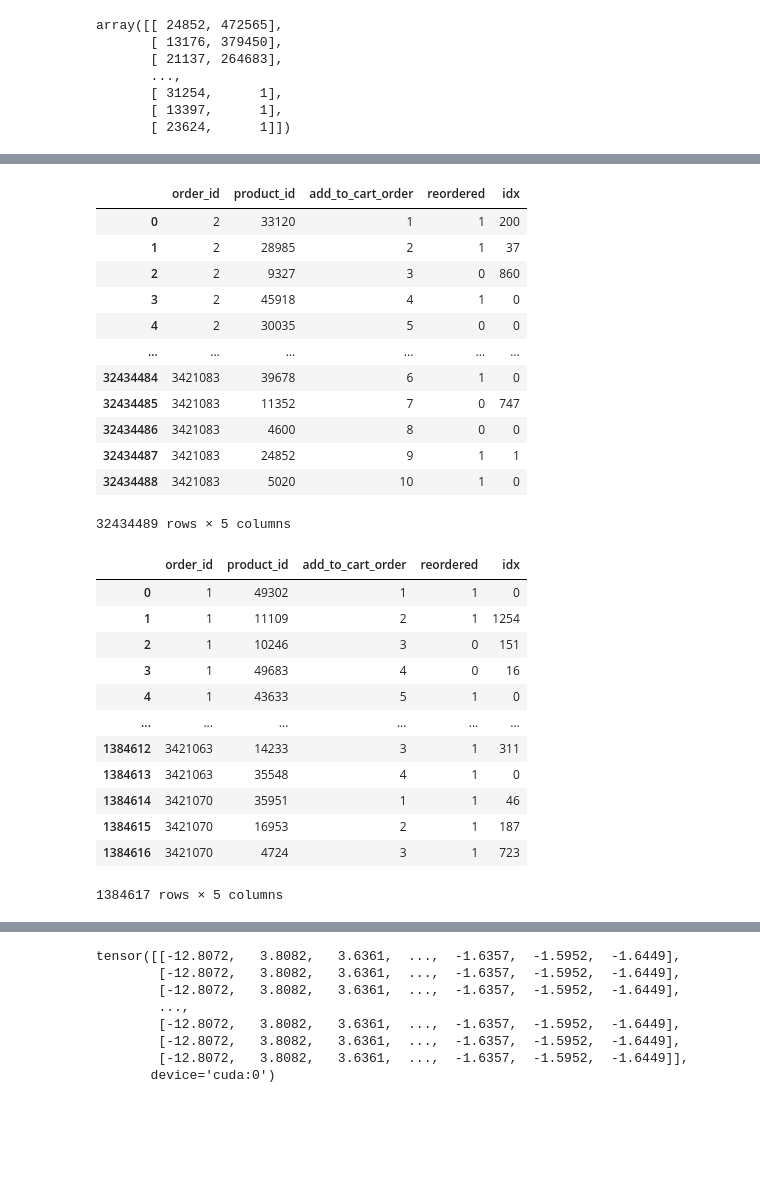
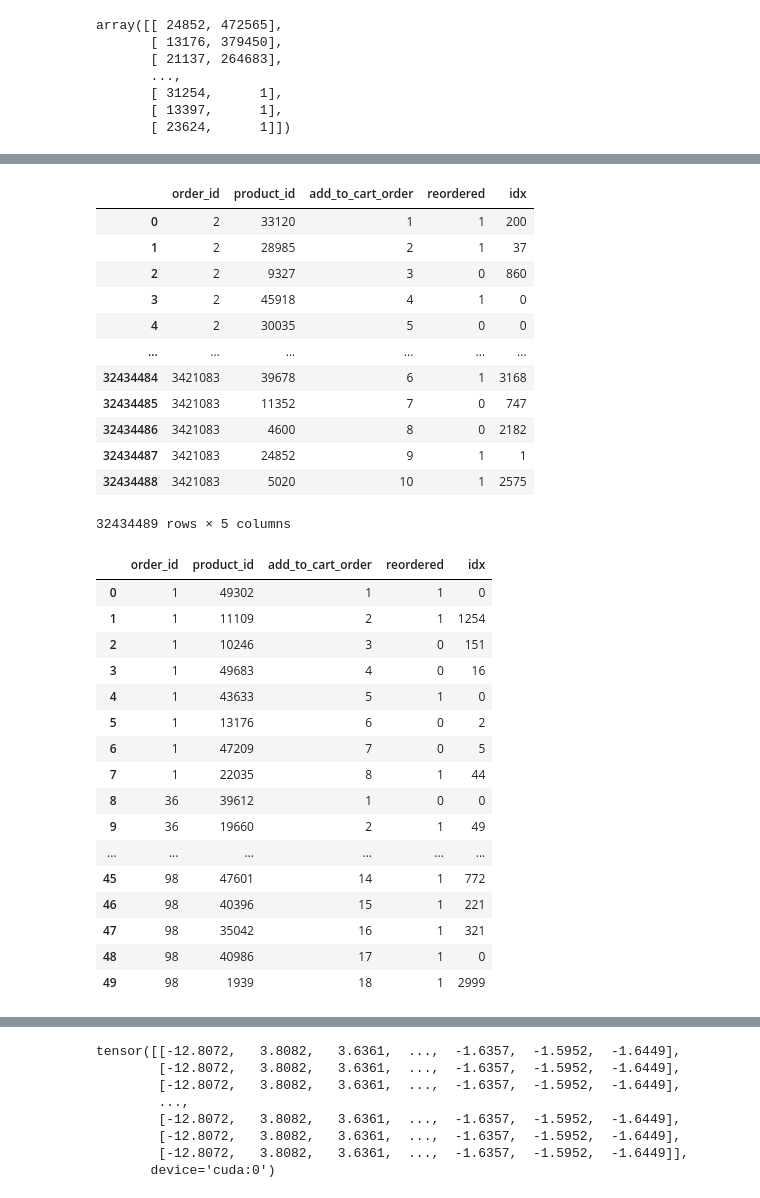
Before and after one commit to aaassasdf/Capstone_Project, a Jupyter notebook: Model2.ipynb, the cells around one changed output, grey strips where cells are left out. Drawn from its saved outputs; the diff is of its cells as text; code cells hidden in the pictures; blank space fills up the shorter version.

```diff
--- a/Model2.ipynb
+++ b/Model2.ipynb
@@ -155,6 +136,6 @@ product_counts[:,1][:1999].sum()/product_counts[:,1].sum()
 # %%
 #encode the top k products into indices from 1 to k
-k = 1999
+k = 4999
 product_to_idx = {product:i for i,product in enumerate(sorted_products[:k],start=1)}
 # %%
 #create new columns "idx" and fill all non top k products with 0
@@ -201,29 +182,33 @@ train_df
 | 3 | 2 | 45918 | 4 | 1 | 0 |
 | 4 | 2 | 30035 | 5 | 0 | 0 |
 | ... | ... | ... | ... | ... | ... |
-| 32434484 | 3421083 | 39678 | 6 | 1 | 0 |
+| 32434484 | 3421083 | 39678 | 6 | 1 | 3168 |
 | 32434485 | 3421083 | 11352 | 7 | 0 | 747 |
-| 32434486 | 3421083 | 4600 | 8 | 0 | 0 |
+| 32434486 | 3421083 | 4600 | 8 | 0 | 2182 |
 | 32434487 | 3421083 | 24852 | 9 | 1 | 1 |
-| 32434488 | 3421083 | 5020 | 10 | 1 | 0 |
+| 32434488 | 3421083 | 5020 | 10 | 1 | 2575 |
 32434489 rows × 5 columns
 # %%
 val_df.idx = val_df.idx.astype(int)
-val_df
+val_df.head(50)
 # %% [output]
 |  | order_id | product_id | add_to_cart_order | reordered | idx |
 | 0 | 1 | 49302 | 1 | 1 | 0 |
 | 1 | 1 | 11109 | 2 | 1 | 1254 |
 | 2 | 1 | 10246 | 3 | 0 | 151 |
 | 3 | 1 | 49683 | 4 | 0 | 16 |
 | 4 | 1 | 43633 | 5 | 1 | 0 |
+| 5 | 1 | 13176 | 6 | 0 | 2 |
+| 6 | 1 | 47209 | 7 | 0 | 5 |
+| 7 | 1 | 22035 | 8 | 1 | 44 |
+| 8 | 36 | 39612 | 1 | 0 | 0 |
+| 9 | 36 | 19660 | 2 | 1 | 49 |
 | ... | ... | ... | ... | ... | ... |
-| 1384612 | 3421063 | 14233 | 3 | 1 | 311 |
-| 1384613 | 3421063 | 35548 | 4 | 1 | 0 |
-| 1384614 | 3421070 | 35951 | 1 | 1 | 46 |
-| 1384615 | 3421070 | 16953 | 2 | 1 | 187 |
-| 1384616 | 3421070 | 4724 | 3 | 1 | 723 |
+| 45 | 98 | 47601 | 14 | 1 | 772 |
+| 46 | 98 | 40396 | 15 | 1 | 221 |
+| 47 | 98 | 35042 | 16 | 1 | 321 |
+| 48 | 98 | 40986 | 17 | 1 | 0 |
+| 49 | 98 | 1939 | 18 | 1 | 2999 |
-1384617 rows × 5 columns
 # %%
 train_df.idx.value_counts()
 # %% [output]
```
Also changed, not shown: parts of 36 cells of this notebook.
